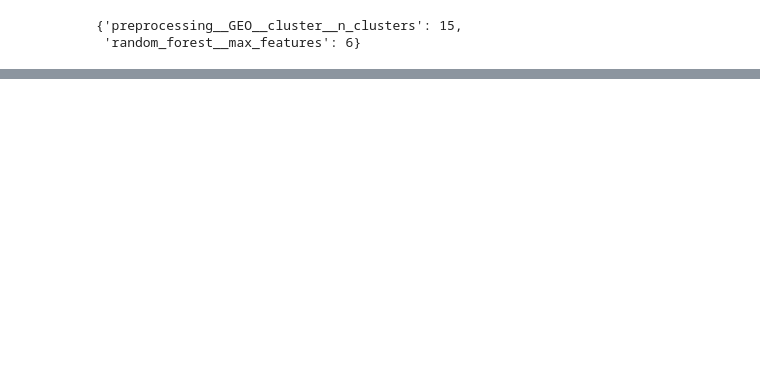
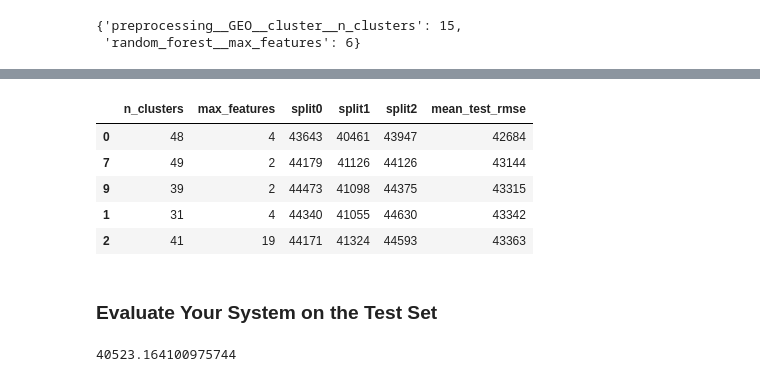
Before and after one commit to AliyarBhos/Works-done-in-Div-Academy, a Jupyter notebook: Module3(From_28_jan)/Tuning.ipynb, the cells around one changed output, grey strips where cells are left out. Drawn from its saved outputs; the diff is of its cells as text; code cells hidden in the pictures; blank space fills up the shorter version.

```diff
--- a/Module3(From_28_jan)/Tuning.ipynb
+++ b/Module3(From_28_jan)/Tuning.ipynb
@@ -426,0 +506,19 @@ cv_res = cv_res[[
+# %%
+from sklearn.model_selection import RandomizedSearchCV
+from scipy.stats import randint
+
+param_distribs = {
+    'preprocessing__GEO__cluster__n_clusters': randint(3, 50),
+    'votingreg__rf__max_features': randint(2, 20)
+}
+
+rnd_search = RandomizedSearchCV(
+    full_pipeline,
+    param_distributions=param_distribs,
+    n_iter=10,
+    cv=3,
+    scoring='neg_root_mean_squared_error',
+    random_state=123
+    )
+
+rnd_search.fit(X_train, y_train)
@@ -426,0 +544,35 @@ cv_res = cv_res[[
+# %%
+cv_res = pd.DataFrame(rnd_search.cv_results_)
+cv_res.sort_values(by='mean_test_score', ascending=False, inplace=True)
+cv_res = cv_res[
+    [
+        "param_preprocessing__GEO__cluster__n_clusters",
+        "param_votingreg__rf__max_features",
+        "split0_test_score",
+        "split1_test_score",
+        "split2_test_score",
+        "mean_test_score"
+    ]
+]
+
+cv_res.columns = ['n_clusters', 'max_features'] + score_cols
+cv_res[score_cols] = -cv_res[score_cols].round().astype(np.int64)
+cv_res.head()
+# %% [output]
+|  | n_clusters | max_features | split0 | split1 | split2 | mean_test_rmse |
+| 0 | 48 | 4 | 43643 | 40461 | 43947 | 42684 |
+| 7 | 49 | 2 | 44179 | 41126 | 44126 | 43144 |
+| 9 | 39 | 2 | 44473 | 41098 | 44375 | 43315 |
+| 1 | 31 | 4 | 44340 | 41055 | 44630 | 43342 |
+| 2 | 41 | 19 | 44171 | 41324 | 44593 | 43363 |
+# %% [markdown]
+### Evaluate Your System on the Test Set
+# %%
+final_model = rnd_search.best_estimator_
+
+final_predictions = final_model.predict(X_test)
+
+final_rmse = root_mean_squared_error(y_test, final_predictions)
+final_rmse
+# %% [output]
+40523.164100975744
```
Also changed, not shown: parts of 6 cells of this notebook.
